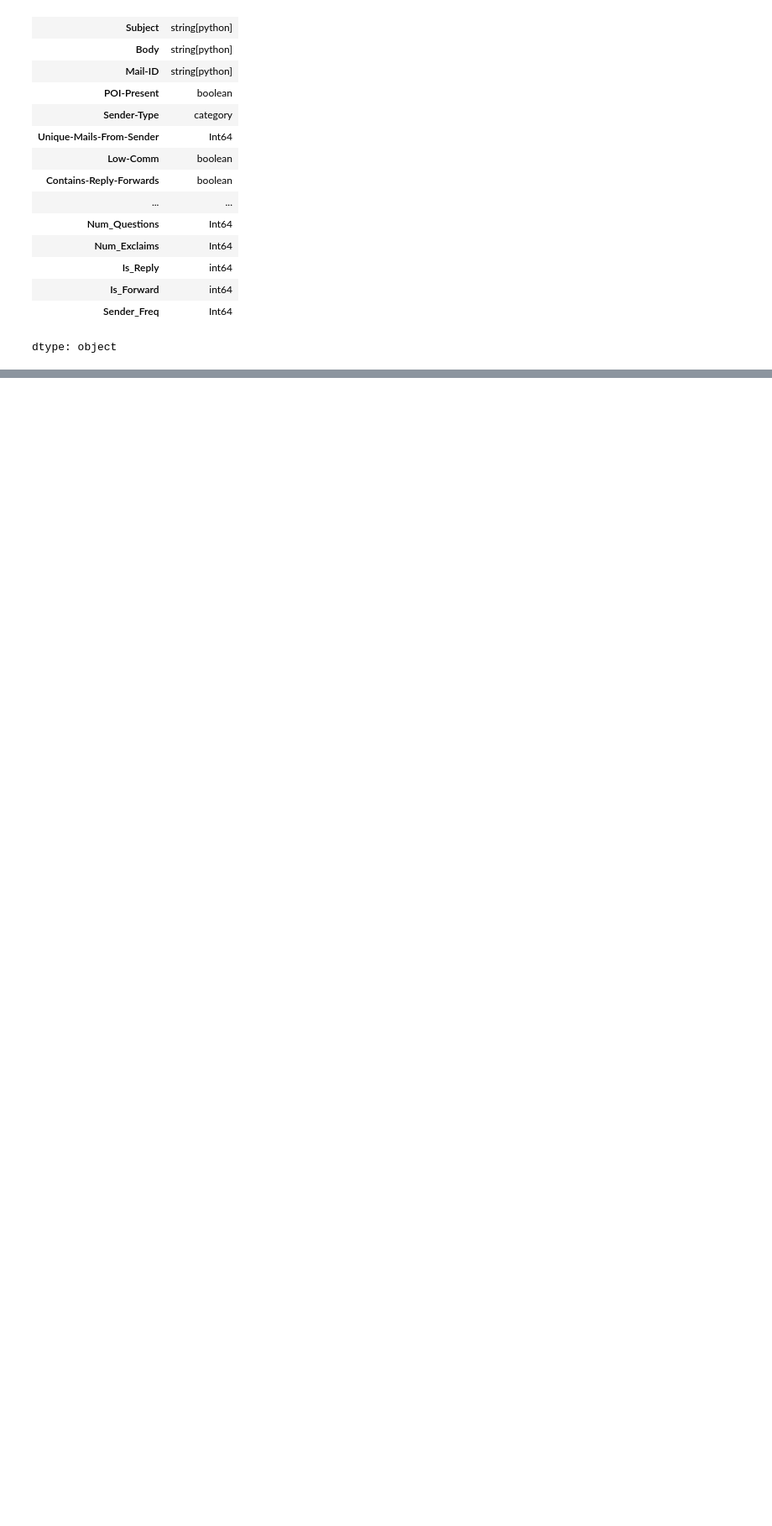
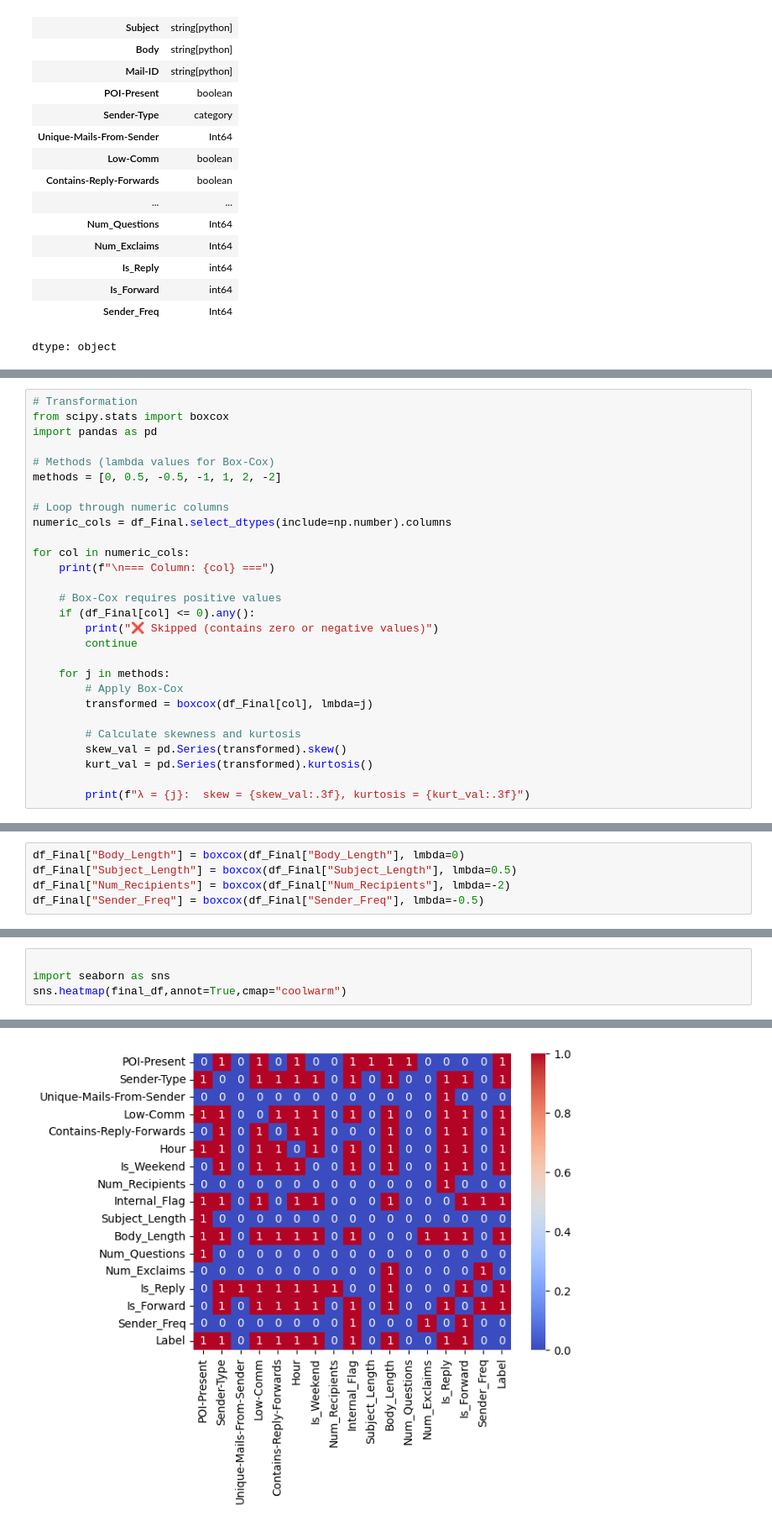
Before and after one commit to ArunK-ML/FULL---Fraud-Email---DataSet, a Jupyter notebook: Fraud_Email.ipynb, the cells around one changed output, grey strips where cells are left out. Shown at 84% size. Saved outputs shown, nothing was run; the diff lists cells and outputs as text; blank space fills up the shorter version.

```diff
--- a/Fraud_Email.ipynb
+++ b/Fraud_Email.ipynb
@@ -609,0 +917,28 @@ dtype: object
+# %%
+# Transformation
+from scipy.stats import boxcox
+import pandas as pd
+
+# Methods (lambda values for Box-Cox)
+methods = [0, 0.5, -0.5, -1, 1, 2, -2]
+
+# Loop through numeric columns
+numeric_cols = df_Final.select_dtypes(include=np.number).columns
+
+for col in numeric_cols:
+    print(f"\n=== Column: {col} ===")
+
+    # Box-Cox requires positive values
+    if (df_Final[col] <= 0).any():
+        print("❌ Skipped (contains zero or negative values)")
+        continue
+
+    for j in methods:
+        # Apply Box-Cox
+        transformed = boxcox(df_Final[col], lmbda=j)
+
+        # Calculate skewness and kurtosis
+        skew_val = pd.Series(transformed).skew()
+        kurt_val = pd.Series(transformed).kurtosis()
+
+        print(f"λ = {j}:  skew = {skew_val:.3f}, kurtosis = {kurt_val:.3f}")
@@ -609,0 +963,5 @@ dtype: object
+# %%
+df_Final["Body_Length"] = boxcox(df_Final["Body_Length"], lmbda=0)
+df_Final["Subject_Length"] = boxcox(df_Final["Subject_Length"], lmbda=0.5)
+df_Final["Num_Recipients"] = boxcox(df_Final["Num_Recipients"], lmbda=-2)
+df_Final["Sender_Freq"] = boxcox(df_Final["Sender_Freq"], lmbda=-0.5)
@@ -609,0 +1109,5 @@ dtype: object
+# %%
+
+import seaborn as sns
+sns.heatmap(final_df,annot=True,cmap="coolwarm")
+# %% [output]
@@ -609,0 +1115 @@ dtype: object
+[figure, added]
```
Also changed, not shown: parts of 38 cells of this notebook.
